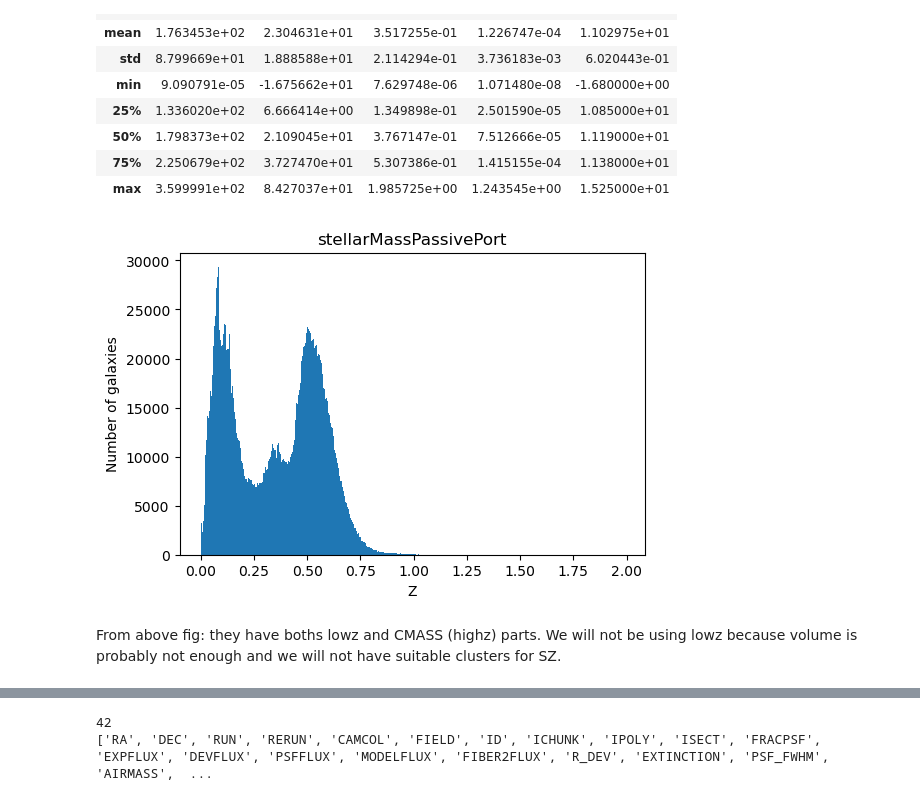
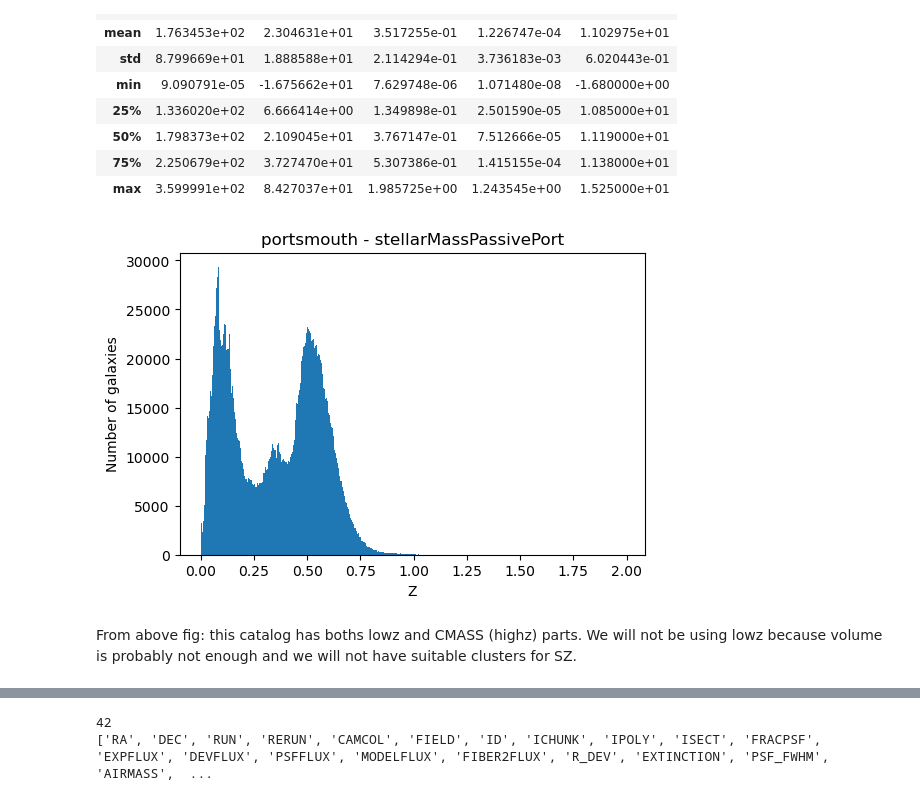
Before and after one commit to awaismirza92/velocity-reconstruction-and-kinetic-SZ, a Jupyter notebook: codes_for_SDSS/SDSS_data_reader.ipynb, the cells around one changed output, grey strips where cells are left out. Drawn from its saved outputs; the diff is of its cells as text; code cells hidden in the pictures.

```diff
--- a/codes_for_SDSS/SDSS_data_reader.ipynb
+++ b/codes_for_SDSS/SDSS_data_reader.ipynb
@@ -59,10 +61,10 @@ df.describe()
 | 75% | 715.000000 | 28.774066 | 0.508209 | 0.567917 | 0.000160 | 11.350000 |
 | max | 997.000000 | 29.473433 | 1.248110 | 0.971915 | 0.104294 | 11.920000 |
 # %%
-df = pd.read_csv(data_address + 'Using_Queries/BOSS_Stellar _Masses_2M_Skyserver_SQL5_10_2021 5_00_41 PM.csv'
+df_portsmouth = pd.read_csv(data_address + 'Using_Queries/BOSS_Stellar _Masses_2M_Skyserver_SQL5_10_2021 5_00_41 PM.csv'
                  )
 
-df.describe()
+df_portsmouth.describe()
 # %% [output]
 |  | ra | dec | z | zerr | logmass |
 | count | 2.432671e+06 | 2.432671e+06 | 2.432671e+06 | 2.432671e+06 | 2.432671e+06 |
@@ -75,13 +77,13 @@ df.describe()
 | max | 3.599991e+02 | 8.427037e+01 | 1.985725e+00 | 1.243545e+00 | 1.525000e+01 |
 # %%
 plt.figure(dpi = 100)
-plt.hist(df['z'], bins = 500);
+plt.hist(df_portsmouth['z'], bins = 500);
 # plt.xlim(-3,17)
 # plt.yscale('log')
 plt.xlabel('Z')
 plt.ylabel('Number of galaxies')
-plt.title('stellarMassPassivePort');
+plt.title('portsmouth - stellarMassPassivePort');
 # %% [output]
-[figure, old version]
+[figure, new version]
 # %% [markdown]
-From above fig: they have boths lowz and CMASS (highz) parts. We will not be using lowz because volume is probably not enough and we will not have suitable clusters for SZ.
+From above fig: this catalog has boths lowz and CMASS (highz) parts. We will not be using lowz because volume is probably not enough and we will not have suitable clusters for SZ.
```
Also changed, not shown: parts of 24 cells of this notebook.
